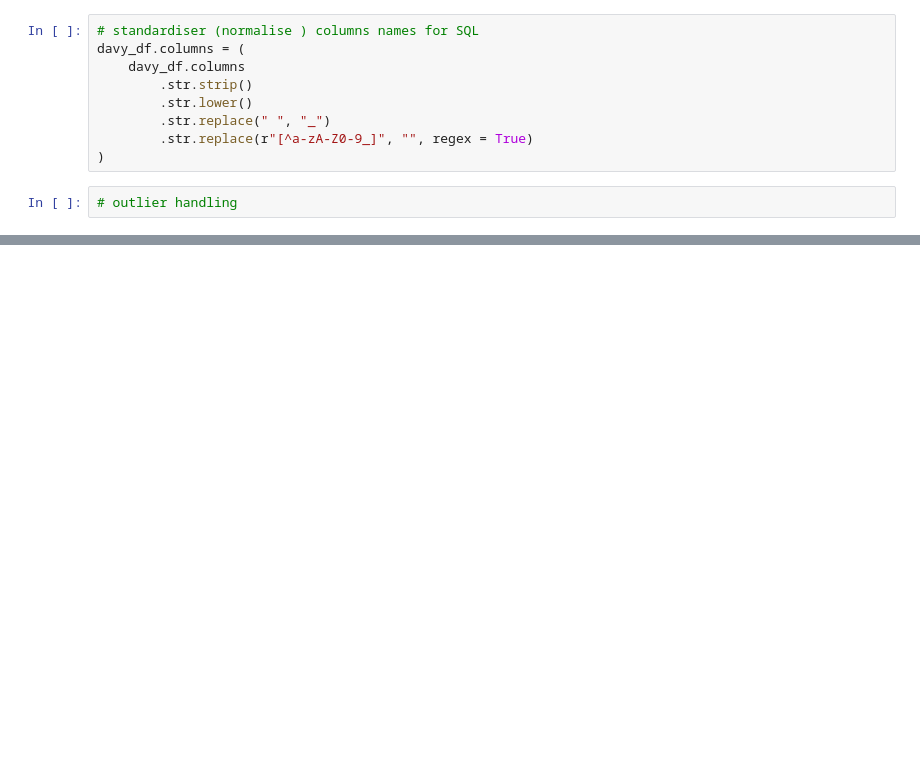
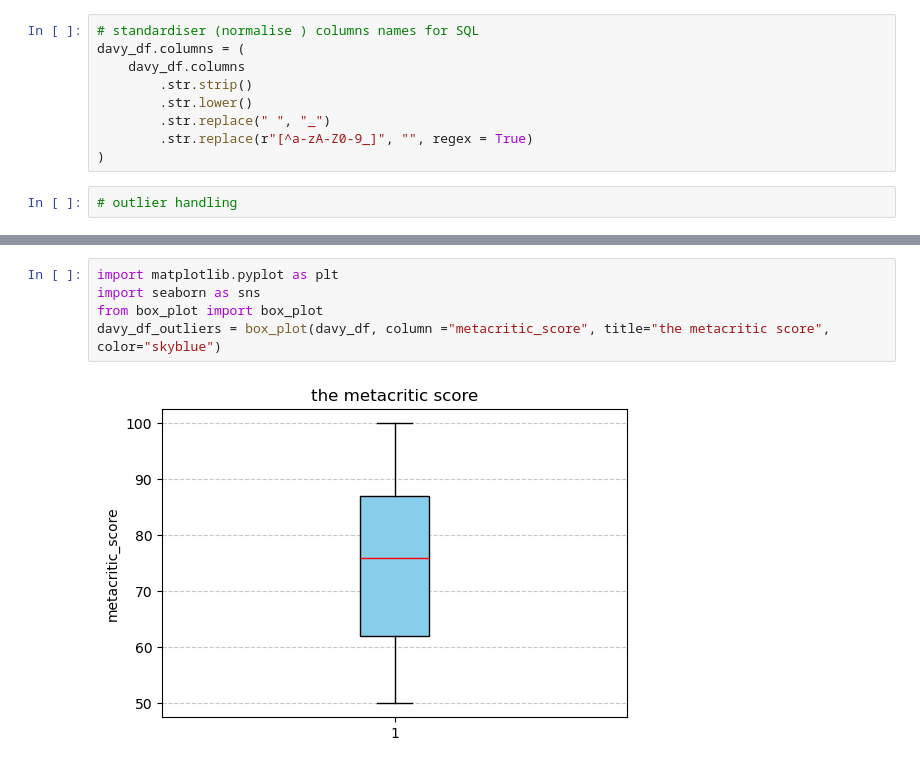
Before and after one commit to tomapasta/first_project, a Jupyter notebook: notebooks/Clean_data_Davy.ipynb, the cells around one changed output, grey strips where cells are left out. Drawn from its saved outputs; the diff is of its cells as text; blank space fills up the shorter version.

```diff
--- a/notebooks/Clean_data_Davy.ipynb
+++ b/notebooks/Clean_data_Davy.ipynb
@@ -40,0 +130,7 @@ sns.boxplot(x=davy_df["metacritic_score"])
+# %%
+import matplotlib.pyplot as plt
+import seaborn as sns
+from box_plot import box_plot
+davy_df_outliers = box_plot(davy_df, column ="metacritic_score", title="the metacritic score", color="skyblue")
+# %% [output]
+[figure, added]
```
Also changed, not shown: parts of 11 cells of this notebook, 8 other files.
